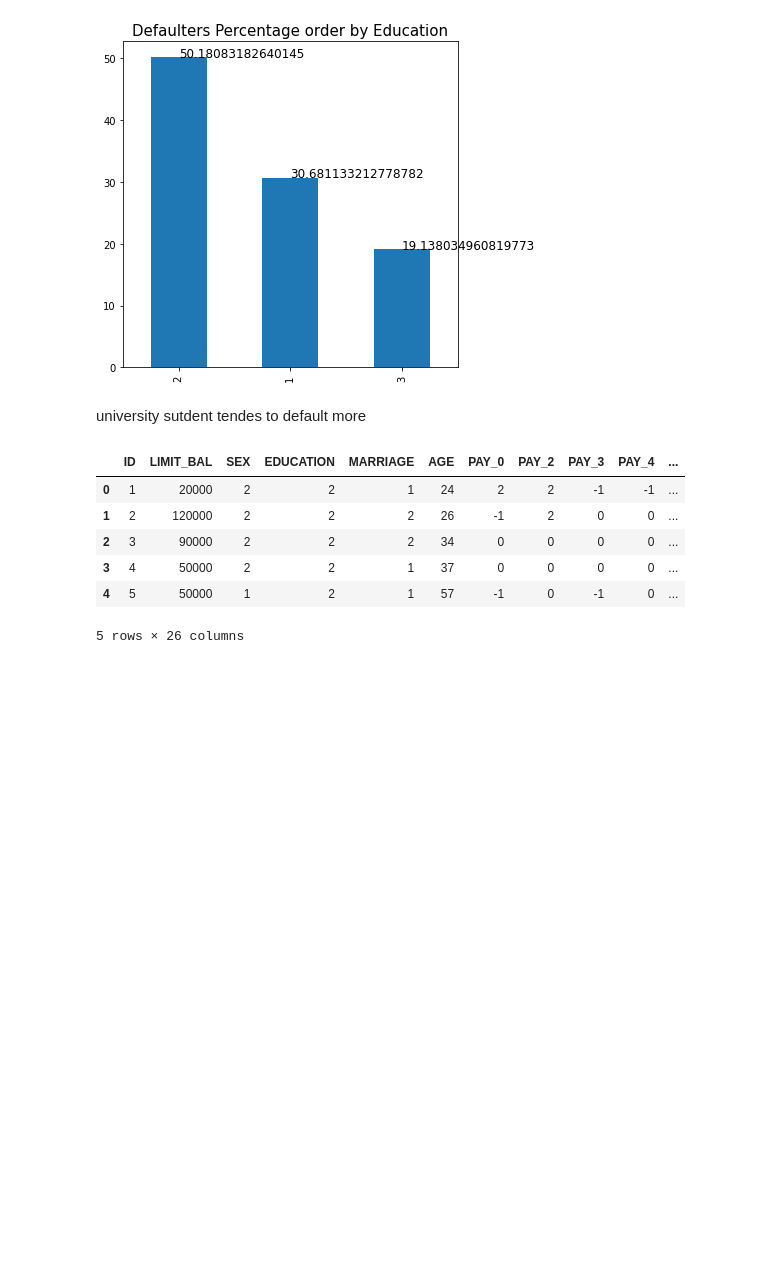
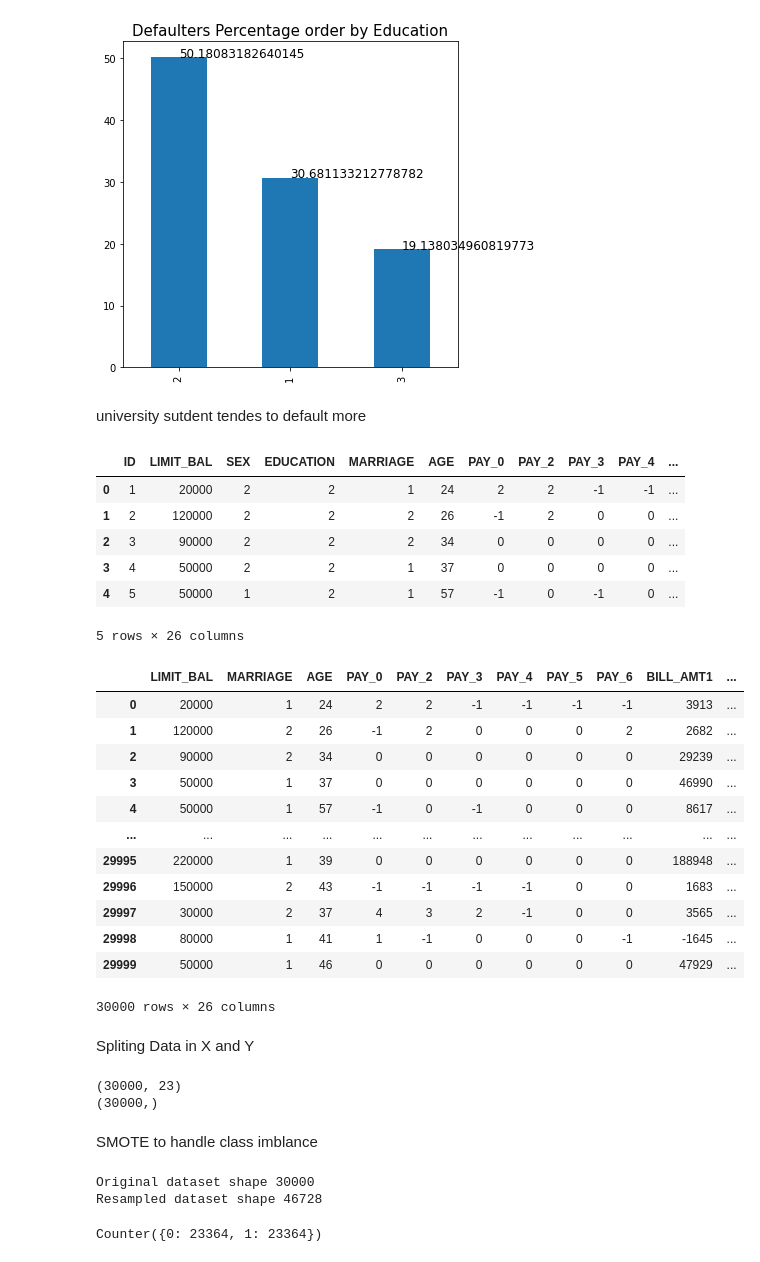
Before and after one commit to MiteshBhanushali/Credit-Card-Default, a Jupyter notebook: Copy_of_Credit_Card_Default_Prediction_Capstone_Project.ipynb, the cells around one changed output. Saved outputs shown, nothing was run; the diff lists cells and outputs as text; code cells hidden in the pictures; blank space fills up the shorter version.

```diff
--- a/Copy_of_Credit_Card_Default_Prediction_Capstone_Project.ipynb
+++ b/Copy_of_Credit_Card_Default_Prediction_Capstone_Project.ipynb
@@ -327,0 +340,5 @@ sns.FacetGrid(credit_data, hue = 'default payment next month', size = 5).map(sns
+# %%
+#Science pay can only take value from -1 to 9 so replacing it with -1
+for att in ['PAY_0', 'PAY_2', 'PAY_3', 'PAY_4', 'PAY_5', 'PAY_6']:
+  filter = (credit_data[att] == -2) | (credit_data[att] == -1)
+  credit_data.loc[filter, att] = -1
@@ -388,3 +415,50 @@ df_final = credit_data.drop(['AGE_BIN', 'ID'], axis = 1)
 #Changing datatype of limit balance and age
 df_final.LIMIT_BAL  = df_final.LIMIT_BAL.astype("int64")
 df_final.AGE  = df_final.AGE.astype("int64")
+# %%
+pd.get_dummies( columns= ['SEX', 'EDUCATION'], prefix = ['SEX', 'EDUCATION'], data = df_final, drop_first = True)
+# %% [output]
+|  | LIMIT_BAL | MARRIAGE | AGE | PAY_0 | PAY_2 | PAY_3 | PAY_4 | PAY_5 | PAY_6 | BILL_AMT1 | ... |
+| 0 | 20000 | 1 | 24 | 2 | 2 | -1 | -1 | -1 | -1 | 3913 | ... |
+| 1 | 120000 | 2 | 26 | -1 | 2 | 0 | 0 | 0 | 2 | 2682 | ... |
+| 2 | 90000 | 2 | 34 | 0 | 0 | 0 | 0 | 0 | 0 | 29239 | ... |
+| 3 | 50000 | 1 | 37 | 0 | 0 | 0 | 0 | 0 | 0 | 46990 | ... |
+| 4 | 50000 | 1 | 57 | -1 | 0 | -1 | 0 | 0 | 0 | 8617 | ... |
+| ... | ... | ... | ... | ... | ... | ... | ... | ... | ... | ... | ... |
+| 29995 | 220000 | 1 | 39 | 0 | 0 | 0 | 0 | 0 | 0 | 188948 | ... |
+| 29996 | 150000 | 2 | 43 | -1 | -1 | -1 | -1 | 0 | 0 | 1683 | ... |
+| 29997 | 30000 | 2 | 37 | 4 | 3 | 2 | -1 | 0 | 0 | 3565 | ... |
+| 29998 | 80000 | 1 | 41 | 1 | -1 | 0 | 0 | 0 | -1 | -1645 | ... |
+| 29999 | 50000 | 1 | 46 | 0 | 0 | 0 | 0 | 0 | 0 | 47929 | ... |
+30000 rows × 26 columns
+# %% [markdown]
+Spliting Data in X and Y
+# %%
+X = df_final.drop(['default payment next month'],axis=1)
+y = df_final['default payment next month']
+print(X.shape)
+print(y.shape)
+# %% [output]
+(30000, 23)
+(30000,)
+# %% [markdown]
+SMOTE to handle class imblance
+# %%
+from imblearn.over_sampling import SMOTE
+
+smote = SMOTE()
+
+# fit predictor and target variable
+x_sm, y_sm = smote.fit_resample(X, y)
+
+print('Original dataset shape', len(df_final))
+print('Resampled dataset shape', len(y_sm))
+# %% [output]
+Original dataset shape 30000
+Resampled dataset shape 46728
+# %%
+from collections import Counter
+counter = Counter(y_sm)
+counter
+# %% [output]
+Counter({0: 23364, 1: 23364})
```
Also changed, not shown: parts of 16 cells of this notebook.
